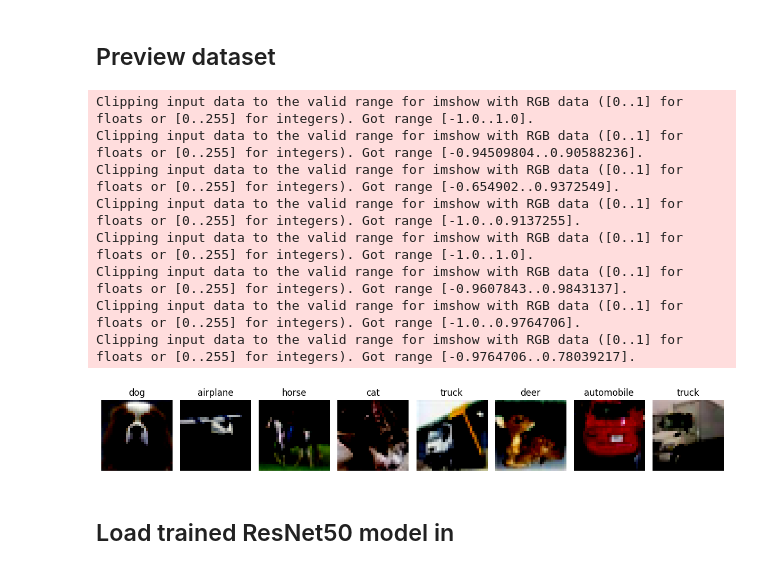
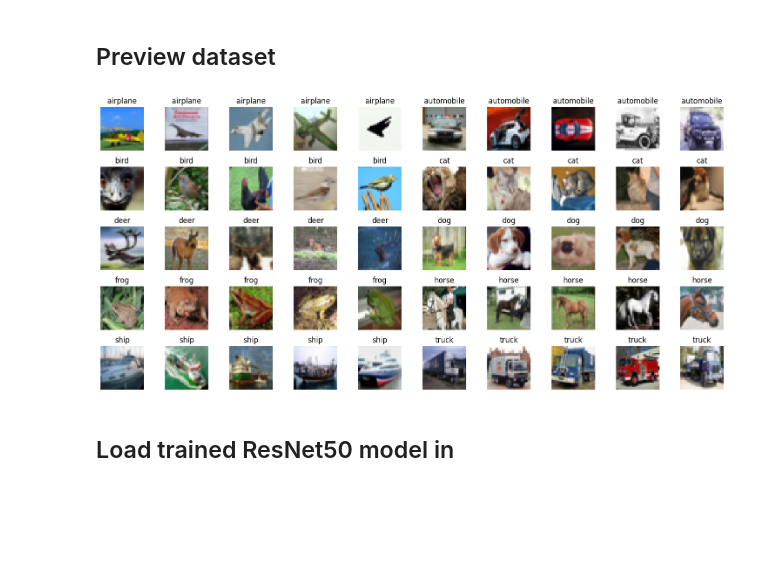
Before and after one commit to TheProbPro/AIToolsProject, a Jupyter notebook: Knowledge_Distillation.ipynb, the cells around one changed output. Drawn from its saved outputs; the diff is of its cells as text; code cells hidden in the pictures; blank space fills up the shorter version.

```diff
--- a/Knowledge_Distillation.ipynb
+++ b/Knowledge_Distillation.ipynb
@@ -44,40 +126,39 @@ train_loader, test_loader, train_dataset, test_dataset = load_CIFAR10()
 # %% [markdown]
 ## Preview dataset
-# %%
-
-# Class labels for CIFAR-10
-# ['airplane', 'automobile', 'bird', 'cat', 'deer', 'dog', 'frog', 'horse', 'ship', 'truck']
-classes = train_dataset.classes
-
-# Grab a batch
-images, labels = next(iter(train_loader))
-
-# Convert from tensors to numpy for plotting
-
-
-def imshow(img_tensor):
-    img = img_tensor.numpy().transpose((1, 2, 0))
-    plt.imshow(img)
-    plt.axis('off')
-
-
-# Plot images in a row
-plt.figure(figsize=(12, 4))
-for i in range(8):
-    plt.subplot(1, 8, i + 1)
-    imshow(images[i])
-    plt.title(classes[labels[i]])
-plt.tight_layout()
-plt.show()
-# %% [output]
-Clipping input data to the valid range for imshow with RGB data ([0..1] for floats or [0..255] for integers). Got range [-1.0..1.0].
-Clipping input data to the valid range for imshow with RGB data ([0..1] for floats or [0..255] for integers). Got range [-0.94509804..0.90588236].
-Clipping input data to the valid range for imshow with RGB data ([0..1] for floats or [0..255] for integers). Got range [-0.654902..0.9372549].
-Clipping input data to the valid range for imshow with RGB data ([0..1] for floats or [0..255] for integers). Got range [-1.0..0.9137255].
-Clipping input data to the valid range for imshow with RGB data ([0..1] for floats or [0..255] for integers). Got range [-1.0..1.0].
-Clipping input data to the valid range for imshow with RGB data ([0..1] for floats or [0..255] for integers). Got range [-0.9607843..0.9843137].
-Clipping input data to the valid range for imshow with RGB data ([0..1] for floats or [0..255] for integers). Got range [-1.0..0.9764706].
-Clipping input data to the valid range for imshow with RGB data ([0..1] for floats or [0..255] for integers). Got range [-0.9764706..0.78039217].
-[figure, removed]
+# %%
+# Unnormalize tensor to image
+def unormalize_image(img_tensor, mean, std):
+    img = img_tensor.clone().cpu()  # clone to avoid modifying original
+    for c in range(3):
+        img[c] = img[c] * std[c] + mean[c]  # unnormalize each channel
+    img = torch.clamp(img, 0, 1)  # ensure values are in [0,1] range
+    return img.permute(1, 2, 0).numpy()
+
+# Visualize the the 10 classes in the dataset with 5 images each
+train_dataset = test_loader.dataset
+classes = train_dataset.classes
+class_to_idx = train_dataset.class_to_idx
+class_indices = {class_name: [] for class_name in classes}
+for idx, (image, label) in enumerate(train_dataset):
+    class_name = classes[label]
+    if len(class_indices[class_name]) < 5:
+        class_indices[class_name].append(idx)
+# Randomly select 5 images from each class
+selected_indices = []
+for class_name, indices in class_indices.items():
+    selected_indices.extend(random.sample(indices, 5))
+# Plot the images
+fig, axes = plt.subplots(5, 10, figsize=(15, 7))
+for i, idx in enumerate(selected_indices):
+    image, label = train_dataset[idx]
+    image = unormalize_image(image, [0.485, 0.456, 0.406], [0.229, 0.224, 0.225])
+    ax = axes[i // 10, i % 10]
+    ax.imshow(image)
+    ax.set_title(classes[label])
+    ax.axis("off")
+plt.tight_layout()
+plt.show()
+# %% [output]
+[figure, added]
 # %% [markdown]
 ## Load trained ResNet50 model in
```
Also changed, not shown: parts of 27 cells of this notebook, 13 other files.
